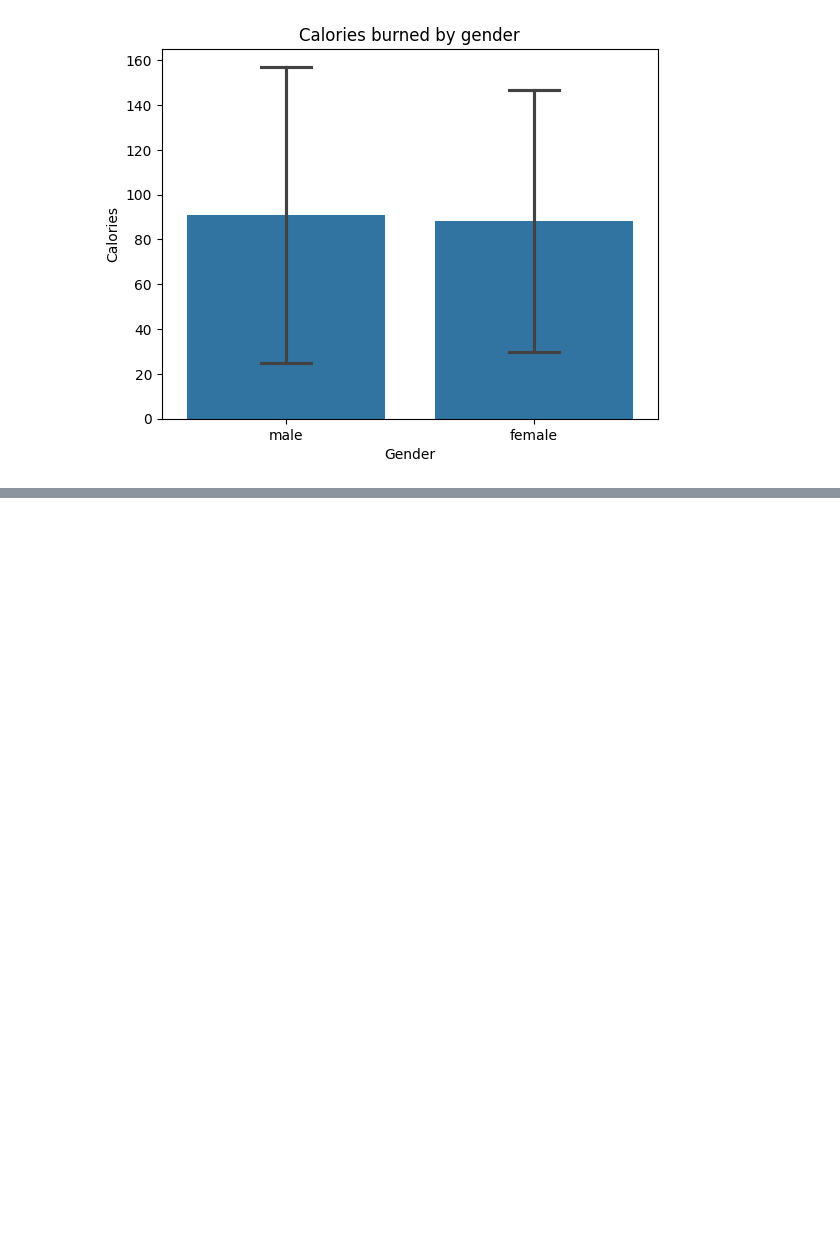
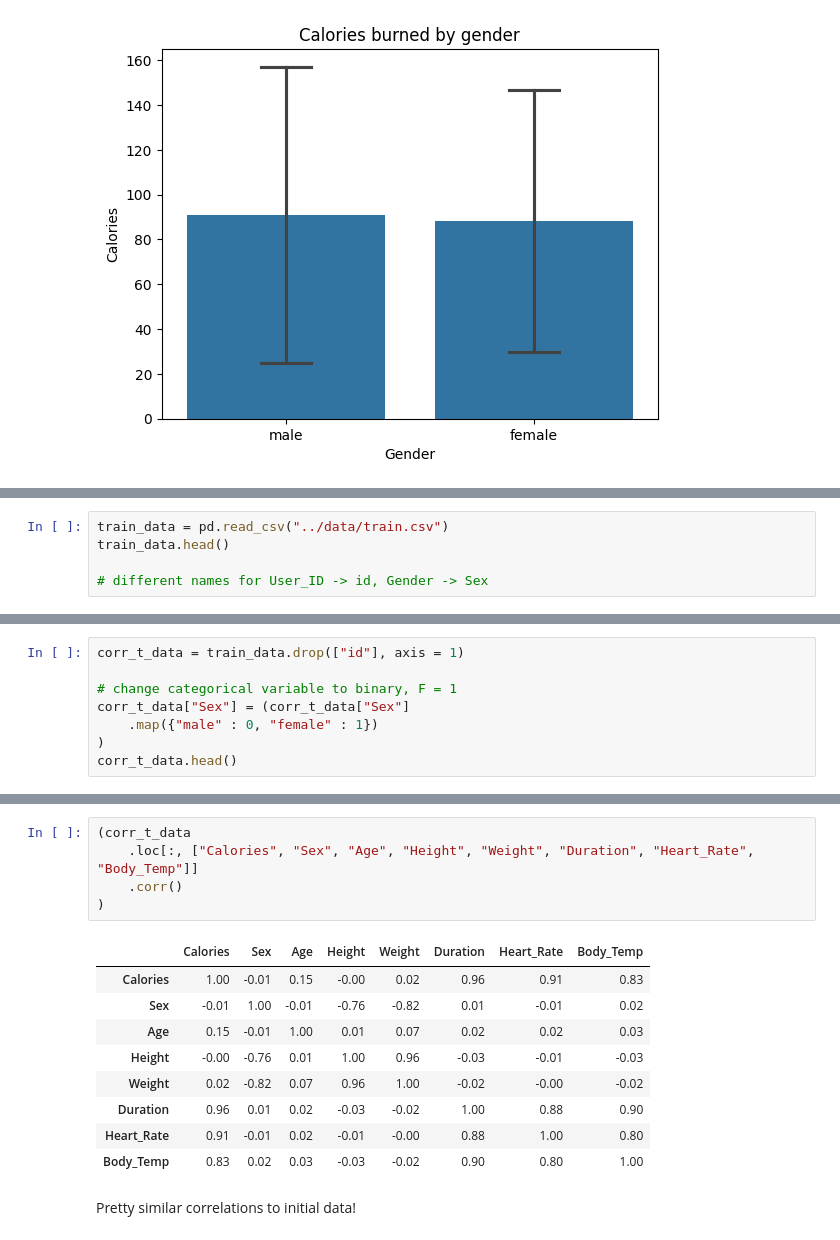
Before and after one commit to Mkranj/ML_calories_burned, a Jupyter notebook: scripts/eda.ipynb, the cells around one changed output, grey strips where cells are left out. Cells and saved outputs as stored; diff of their text form; blank space fills up the shorter version.

Commit message:
recreate linear regression for training data

```diff
--- a/scripts/eda.ipynb
+++ b/scripts/eda.ipynb
@@ -191,0 +195,5 @@ _ = plt.set_title("Calories burned by gender")
+# %%
+train_data = pd.read_csv("../data/train.csv")
+train_data.head()
+
+# different names for User_ID -> id, Gender -> Sex
@@ -191,0 +207,8 @@ _ = plt.set_title("Calories burned by gender")
+# %%
+corr_t_data = train_data.drop(["id"], axis = 1)
+
+# change categorical variable to binary, F = 1
+corr_t_data["Sex"] = (corr_t_data["Sex"]
+    .map({"male" : 0, "female" : 1})
+)
+corr_t_data.head()
@@ -191,0 +222,17 @@ _ = plt.set_title("Calories burned by gender")
+# %%
+(corr_t_data
+    .loc[:, ["Calories", "Sex", "Age", "Height", "Weight", "Duration", "Heart_Rate", "Body_Temp"]]
+    .corr()
+)
+# %% [output]
+|  | Calories | Sex | Age | Height | Weight | Duration | Heart_Rate | Body_Temp |
+| Calories | 1.00 | -0.01 | 0.15 | -0.00 | 0.02 | 0.96 | 0.91 | 0.83 |
+| Sex | -0.01 | 1.00 | -0.01 | -0.76 | -0.82 | 0.01 | -0.01 | 0.02 |
+| Age | 0.15 | -0.01 | 1.00 | 0.01 | 0.07 | 0.02 | 0.02 | 0.03 |
+| Height | -0.00 | -0.76 | 0.01 | 1.00 | 0.96 | -0.03 | -0.01 | -0.03 |
+| Weight | 0.02 | -0.82 | 0.07 | 0.96 | 1.00 | -0.02 | -0.00 | -0.02 |
+| Duration | 0.96 | 0.01 | 0.02 | -0.03 | -0.02 | 1.00 | 0.88 | 0.90 |
+| Heart_Rate | 0.91 | -0.01 | 0.02 | -0.01 | -0.00 | 0.88 | 1.00 | 0.80 |
+| Body_Temp | 0.83 | 0.02 | 0.03 | -0.03 | -0.02 | 0.90 | 0.80 | 1.00 |
+# %% [markdown]
+Pretty similar correlations to initial data!
```
Also changed, not shown: parts of 8 cells of this notebook.
